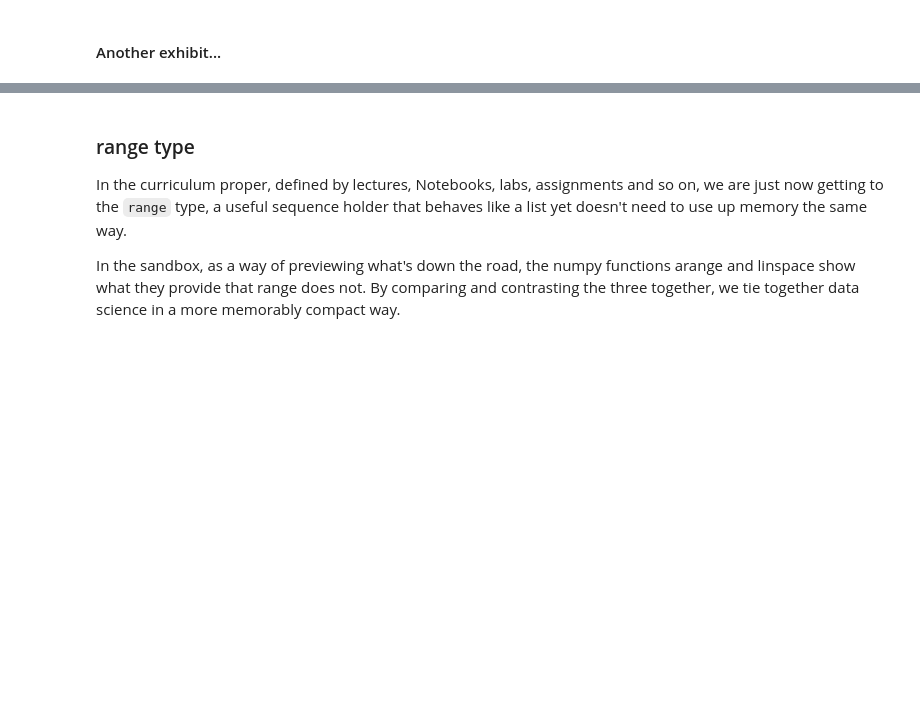
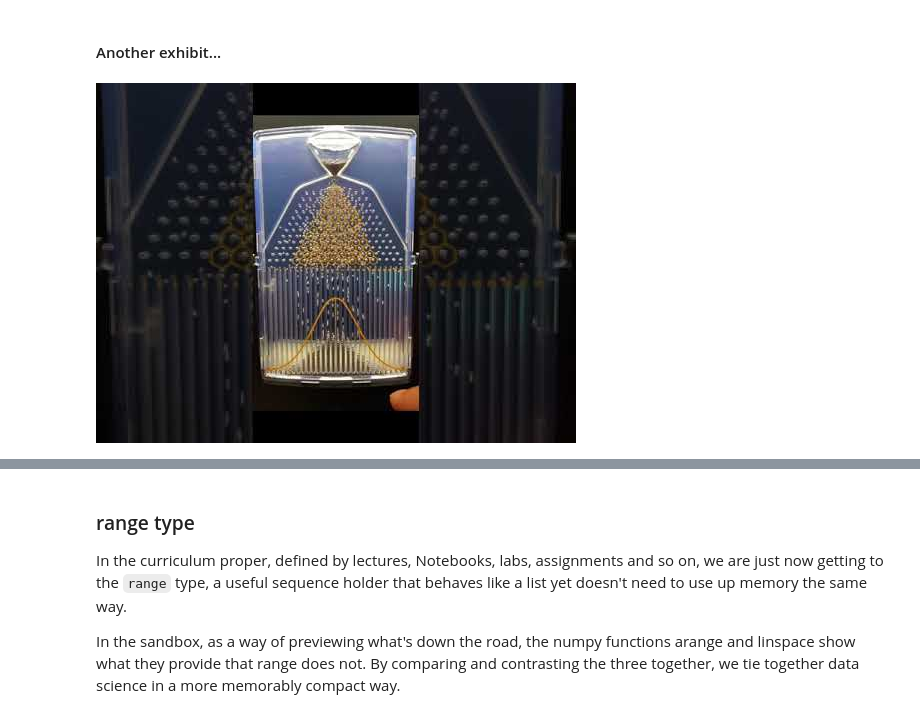
Before and after one commit to 4dsolutions/clarusway_data_analysis, a Jupyter notebook: basic_python/sandbox_week_03.ipynb, the cells around one changed output, grey strips where cells are left out. Drawn from its saved outputs; the diff is of its cells as text; code cells hidden in the pictures; blank space fills up the shorter version.

```diff
--- a/basic_python/sandbox_week_03.ipynb
+++ b/basic_python/sandbox_week_03.ipynb
@@ -162,6 +162,10 @@ It's True!
 else suite
 # %% [markdown]
 #### Another exhibit...
+# %%
+YouTubeVideo("TwctT3Ncm1w")
+# %% [output]
+[figure, added]
 # %%
 from random import randint
 # %%
```
Also changed, not shown: parts of 5 cells of this notebook.
